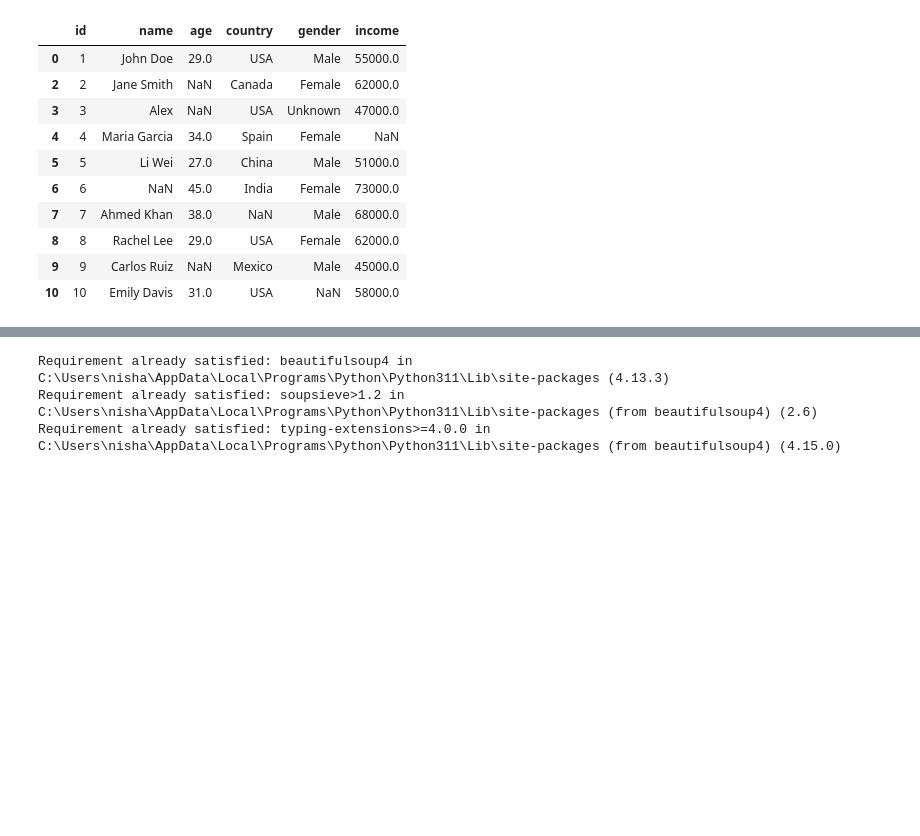
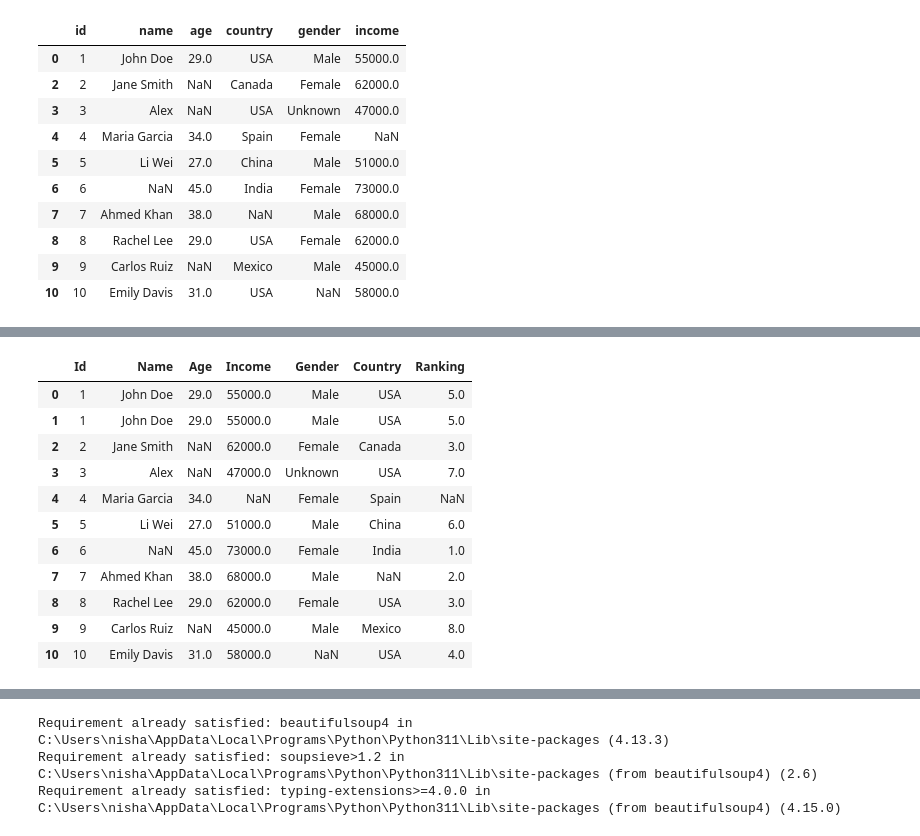
Before and after one commit to nishantkr2003/Prime-Machine-Learning, a Jupyter notebook: pandas/pandas.ipynb, the cells around one changed output, grey strips where cells are left out. Drawn from its saved outputs; the diff is of its cells as text; code cells hidden in the pictures; blank space fills up the shorter version.

```diff
--- a/pandas/pandas.ipynb
+++ b/pandas/pandas.ipynb
@@ -501,0 +533,39 @@ df
+# %%
+# Transformation - Sorting
+df2 = df.copy()
+
+# Renaming
+df2.columns = ["Id", "Name", "Age", "Country", "Gender", "Income"]
+df2.rename(columns={"Income": "Salary"})
+df2.rename(index={0: "first"})
+
+# Sorting - values & index
+df2.sort_values("Income")                     # sort values in ascending
+df2.sort_values("Income", ascending=False)    # sort values in descending
+df2.sort_values(["Age", "Income"])            # sorts for age, if age is same then sorts for income
+
+sorted_df2 = df2.sort_values(["Age", "Income"])
+sorted_df2.sort_index()
+
+# Reset Index
+sorted_df2.reset_index()
+sorted_df2.reset_index(drop=True)     # to drop original index vals
+
+# Ranking
+df2["Ranking"] = df2["Income"].rank(ascending=False, method="dense")
+
+# Reorder
+df2[["Id", "Name", "Age", "Income", "Gender", "Country", "Ranking"]]
+# %% [output]
+|  | Id | Name | Age | Income | Gender | Country | Ranking |
+| 0 | 1 | John Doe | 29.0 | 55000.0 | Male | USA | 5.0 |
+| 1 | 1 | John Doe | 29.0 | 55000.0 | Male | USA | 5.0 |
+| 2 | 2 | Jane Smith | NaN | 62000.0 | Female | Canada | 3.0 |
+| 3 | 3 | Alex | NaN | 47000.0 | Unknown | USA | 7.0 |
+| 4 | 4 | Maria Garcia | 34.0 | NaN | Female | Spain | NaN |
+| 5 | 5 | Li Wei | 27.0 | 51000.0 | Male | China | 6.0 |
+| 6 | 6 | NaN | 45.0 | 73000.0 | Female | India | 1.0 |
+| 7 | 7 | Ahmed Khan | 38.0 | 68000.0 | Male | NaN | 2.0 |
+| 8 | 8 | Rachel Lee | 29.0 | 62000.0 | Female | USA | 3.0 |
+| 9 | 9 | Carlos Ruiz | NaN | 45000.0 | Male | Mexico | 8.0 |
+| 10 | 10 | Emily Davis | 31.0 | 58000.0 | NaN | USA | 4.0 |
```
Also changed, not shown: parts of 6 cells of this notebook, 1 other file.
